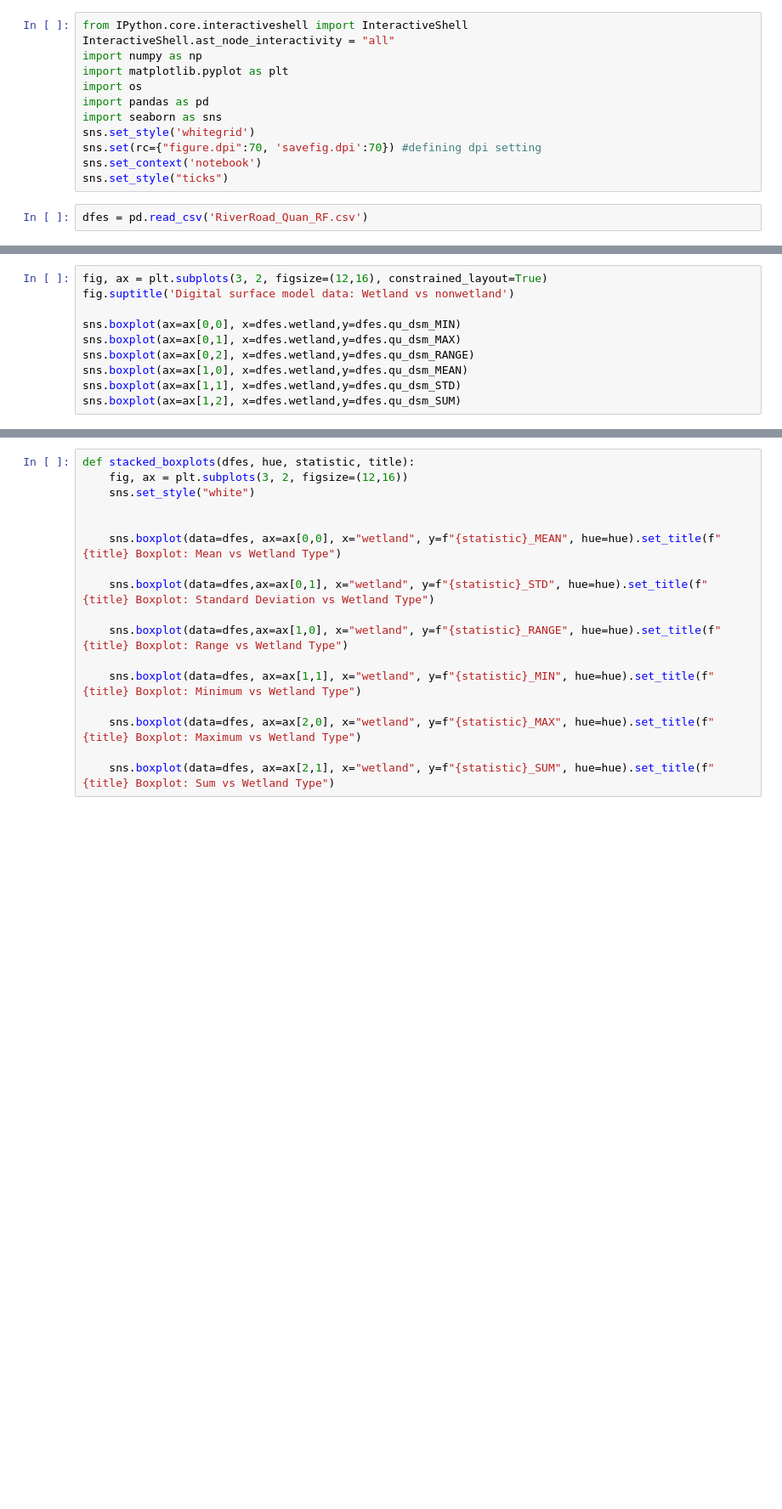
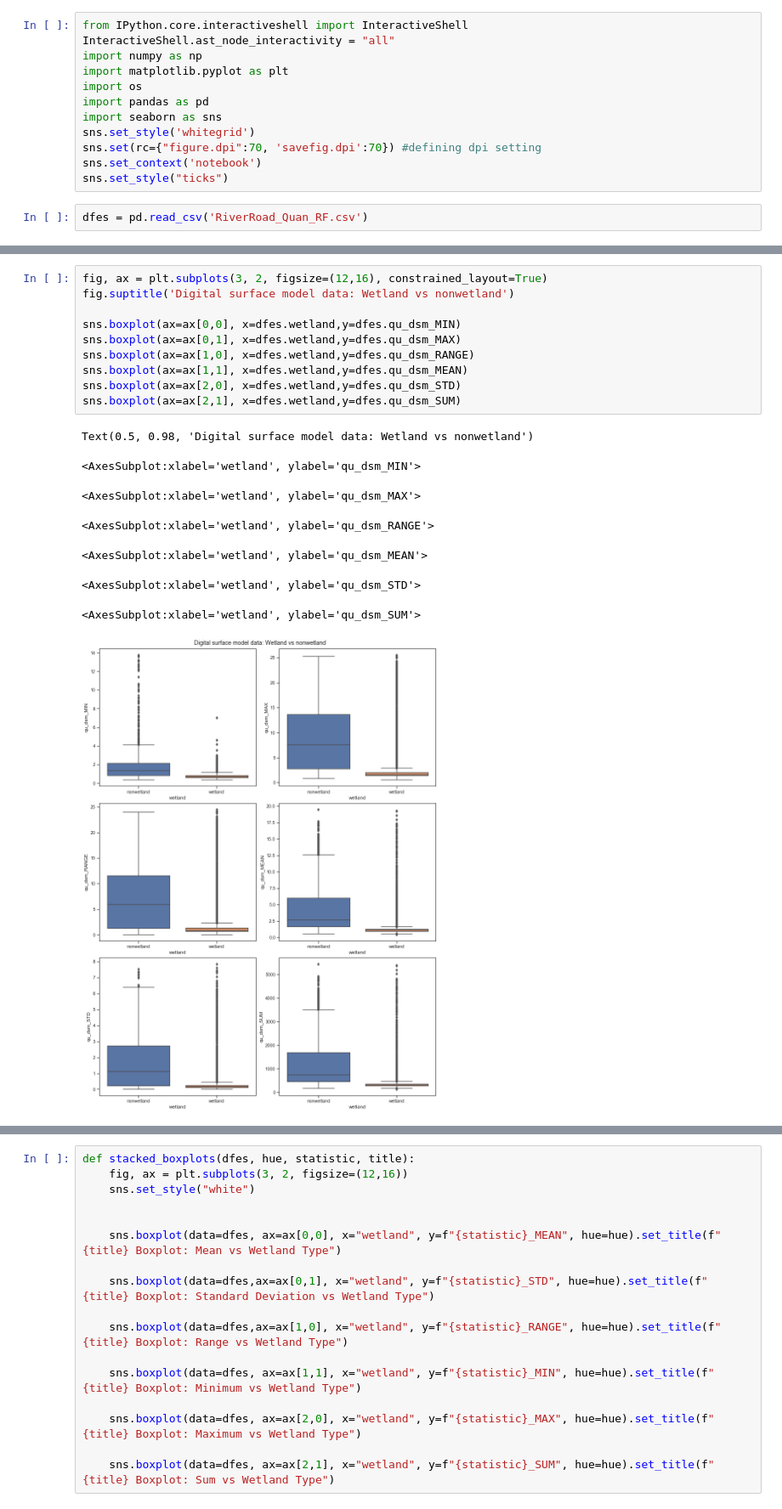
Before and after one commit to sgovil5/wetland-prediction, a Jupyter notebook: V1/Boxplots.ipynb, the cells around one changed output, grey strips where cells are left out. Shown at 85% size. Saved outputs shown, nothing was run; the diff lists cells and outputs as text; blank space fills up the shorter version.

```diff
--- a/V1/Boxplots.ipynb
+++ b/V1/Boxplots.ipynb
@@ -31,11 +34,20 @@ IndexError: index 2 is out of bounds for axis 1 with size 2
 # %%
 fig, ax = plt.subplots(3, 2, figsize=(12,16), constrained_layout=True)
 fig.suptitle('Digital surface model data: Wetland vs nonwetland')
 
 sns.boxplot(ax=ax[0,0], x=dfes.wetland,y=dfes.qu_dsm_MIN)
 sns.boxplot(ax=ax[0,1], x=dfes.wetland,y=dfes.qu_dsm_MAX)
-sns.boxplot(ax=ax[0,2], x=dfes.wetland,y=dfes.qu_dsm_RANGE)
-sns.boxplot(ax=ax[1,0], x=dfes.wetland,y=dfes.qu_dsm_MEAN)
-sns.boxplot(ax=ax[1,1], x=dfes.wetland,y=dfes.qu_dsm_STD)
-sns.boxplot(ax=ax[1,2], x=dfes.wetland,y=dfes.qu_dsm_SUM)
+sns.boxplot(ax=ax[1,0], x=dfes.wetland,y=dfes.qu_dsm_RANGE)
+sns.boxplot(ax=ax[1,1], x=dfes.wetland,y=dfes.qu_dsm_MEAN)
+sns.boxplot(ax=ax[2,0], x=dfes.wetland,y=dfes.qu_dsm_STD)
+sns.boxplot(ax=ax[2,1], x=dfes.wetland,y=dfes.qu_dsm_SUM)
+# %% [output]
+Text(0.5, 0.98, 'Digital surface model data: Wetland vs nonwetland')
+<AxesSubplot:xlabel='wetland', ylabel='qu_dsm_MIN'>
+<AxesSubplot:xlabel='wetland', ylabel='qu_dsm_MAX'>
+<AxesSubplot:xlabel='wetland', ylabel='qu_dsm_RANGE'>
+<AxesSubplot:xlabel='wetland', ylabel='qu_dsm_MEAN'>
+<AxesSubplot:xlabel='wetland', ylabel='qu_dsm_STD'>
+<AxesSubplot:xlabel='wetland', ylabel='qu_dsm_SUM'>
+[figure, added]
 # %%
```
Also changed, not shown: parts of 19 cells of this notebook, 1 other file.
